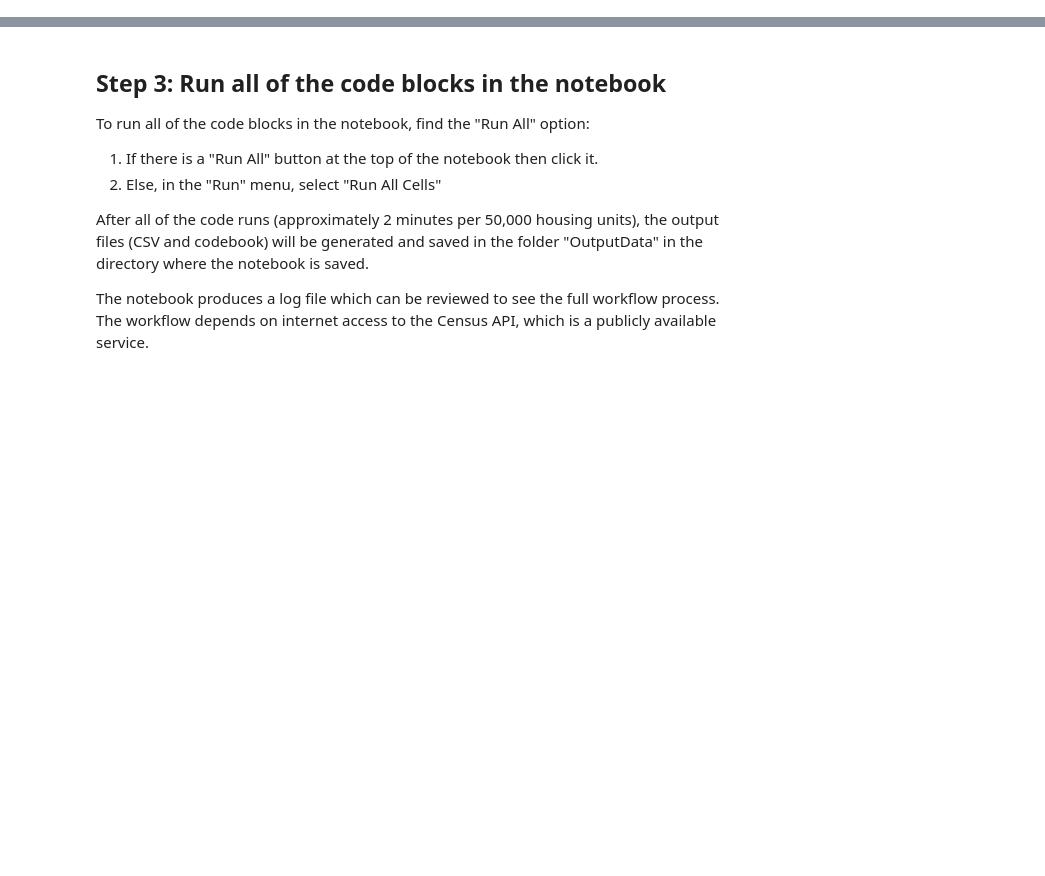
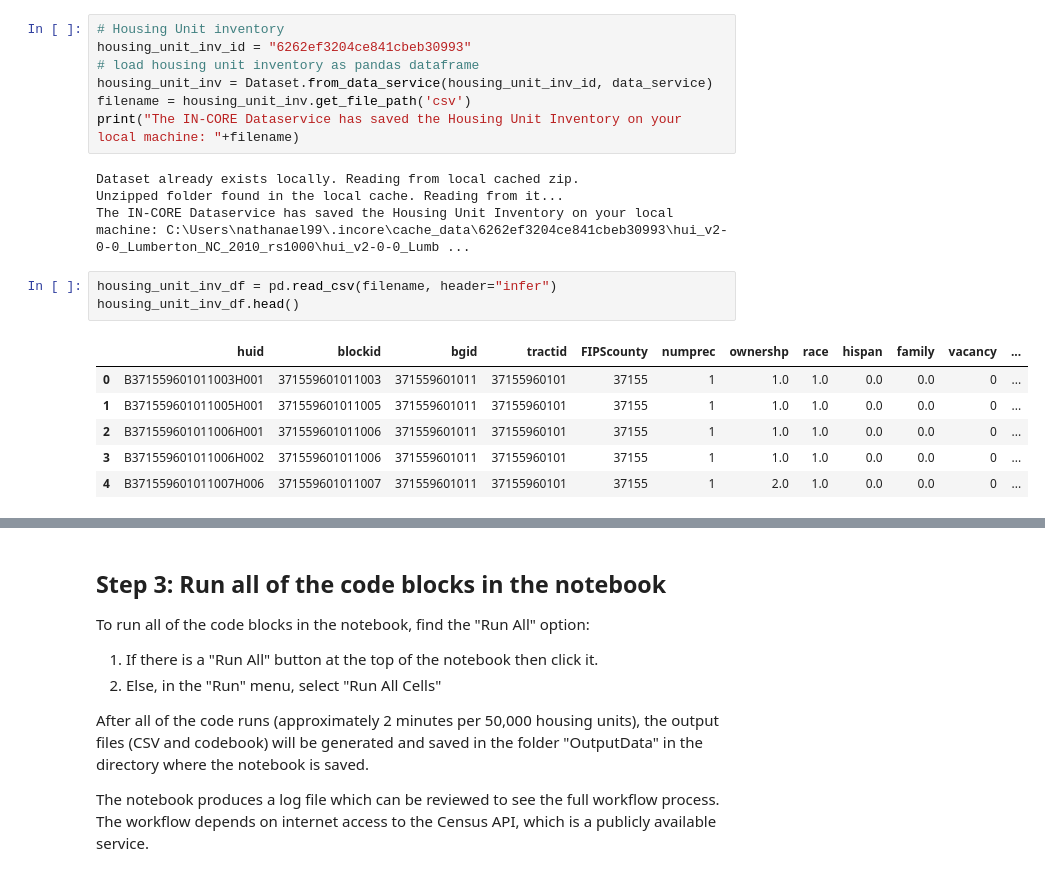
Before and after one commit to npr99/intersect-community-data, a Jupyter notebook: ICD_06ev1_run_HUA_workflow.ipynb, the cells around one changed output, grey strips where cells are left out. Drawn from its saved outputs; the diff is of its cells as text; blank space fills up the shorter version.

```diff
--- a/ICD_06ev1_run_HUA_workflow.ipynb
+++ b/ICD_06ev1_run_HUA_workflow.ipynb
@@ -88,0 +245,21 @@ communities = {'Lumberton_NC' : {
+# %%
+# Housing Unit inventory
+housing_unit_inv_id = "6262ef3204ce841cbeb30993"
+# load housing unit inventory as pandas dataframe
+housing_unit_inv = Dataset.from_data_service(housing_unit_inv_id, data_service)
+filename = housing_unit_inv.get_file_path('csv')
+print("The IN-CORE Dataservice has saved the Housing Unit Inventory on your local machine: "+filename)
+# %% [output]
+Dataset already exists locally. Reading from local cached zip.
+Unzipped folder found in the local cache. Reading from it...
+The IN-CORE Dataservice has saved the Housing Unit Inventory on your local machine: C:\Users\nathanael99\.incore\cache_data\6262ef3204ce841cbeb30993\hui_v2-0-0_Lumberton_NC_2010_rs1000\hui_v2-0-0_Lumb ...
+# %%
+housing_unit_inv_df = pd.read_csv(filename, header="infer")
+housing_unit_inv_df.head()
+# %% [output]
+|  | huid | blockid | bgid | tractid | FIPScounty | numprec | ownershp | race | hispan | family | vacancy | ... |
+| 0 | B371559601011003H001 | 371559601011003 | 371559601011 | 37155960101 | 37155 | 1 | 1.0 | 1.0 | 0.0 | 0.0 | 0 | ... |
+| 1 | B371559601011005H001 | 371559601011005 | 371559601011 | 37155960101 | 37155 | 1 | 1.0 | 1.0 | 0.0 | 0.0 | 0 | ... |
+| 2 | B371559601011006H001 | 371559601011006 | 371559601011 | 37155960101 | 37155 | 1 | 1.0 | 1.0 | 0.0 | 0.0 | 0 | ... |
+| 3 | B371559601011006H002 | 371559601011006 | 371559601011 | 37155960101 | 37155 | 1 | 1.0 | 1.0 | 0.0 | 0.0 | 0 | ... |
+| 4 | B371559601011007H006 | 371559601011007 | 371559601011 | 37155960101 | 37155 | 1 | 2.0 | 1.0 | 0.0 | 0.0 | 0 | ... |
```
Also changed, not shown: parts of 54 cells of this notebook, 3 other files.
